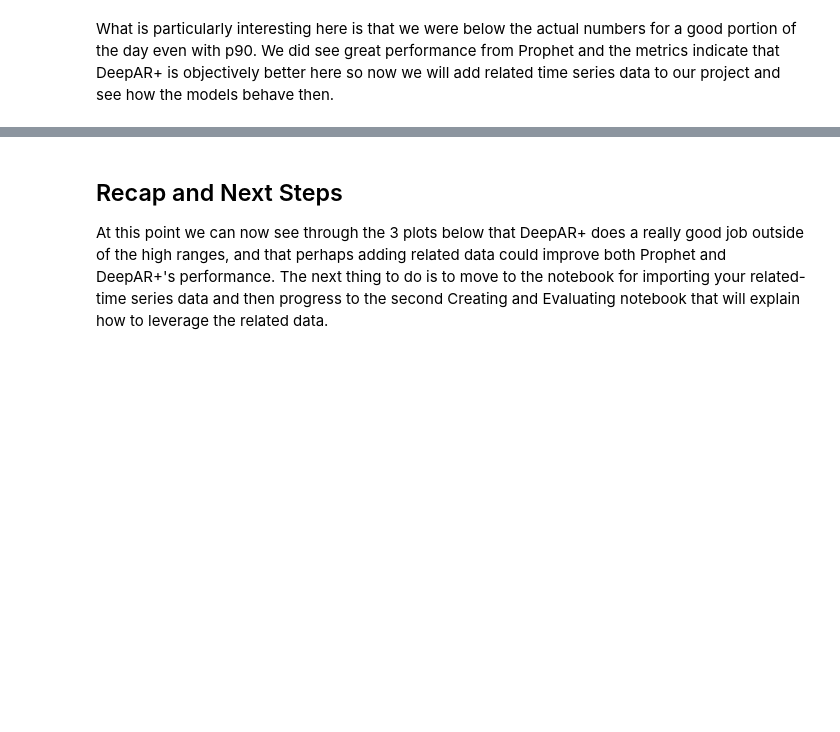
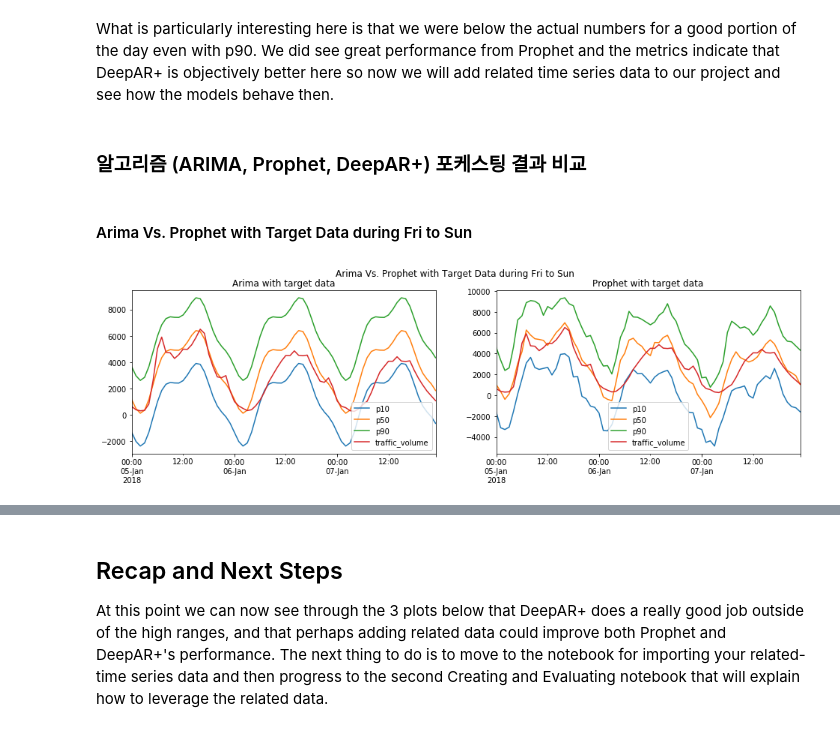
Before and after one commit to gonsoomoon-ml/Forecast, a Jupyter notebook: TrafficVolume/Creating_and_Evaluating_Predictors.ipynb, the cells around one changed output, grey strips where cells are left out. Cells and saved outputs as stored; diff of their text form; code cells hidden in the pictures; blank space fills up the shorter version.

```diff
--- a/TrafficVolume/gs-Creating_and_Evaluating_Predictors.ipynb
+++ b/TrafficVolume/Creating_and_Evaluating_Predictors.ipynb
@@ -573,3 +613,28 @@ deeparp_val_df_jan_5_7.plot()
 [figure]
 # %% [markdown]
 What is particularly interesting here is that we were below the actual numbers for a good portion of the day even with p90. We did see great performance from Prophet and the metrics indicate that DeepAR+ is objectively better here so now we will add related time series data to our project and see how the models behave then.
+# %% [markdown]
+### 알고리즘 (ARIMA, Prophet, DeepAR+) 포케스팅 결과 비교
+# %%
+def show_two_chart_horizontal(title, df1, sub_title1, df2, sub_title2):
+    fig, (ax1, ax2) = plt.subplots(1,2)
+    fig.suptitle(title)
+
+    fig.set_figwidth(16)
+    fig.set_figheight(4)
+
+    ax1.title.set_text(sub_title1)
+    ax2.title.set_text(sub_title2)
+    df1.plot(ax=ax1)
+    df2.plot(ax=ax2)
+# %% [markdown]
+#### Arima Vs. Prophet with Target Data during Fri to Sun
+# %%
+show_two_chart_horizontal("Arima Vs. Prophet with Target Data during Fri to Sun",
+                          arima_val_df_jan_5_7,
+                          "Arima with target data",
+                          prophet_val_df_jan_5_7,
+                          "Prophet with target data",
+                         )
+# %% [output]
+[figure, added]
```
Also changed, not shown: parts of 31 cells of this notebook, 7 other files.
